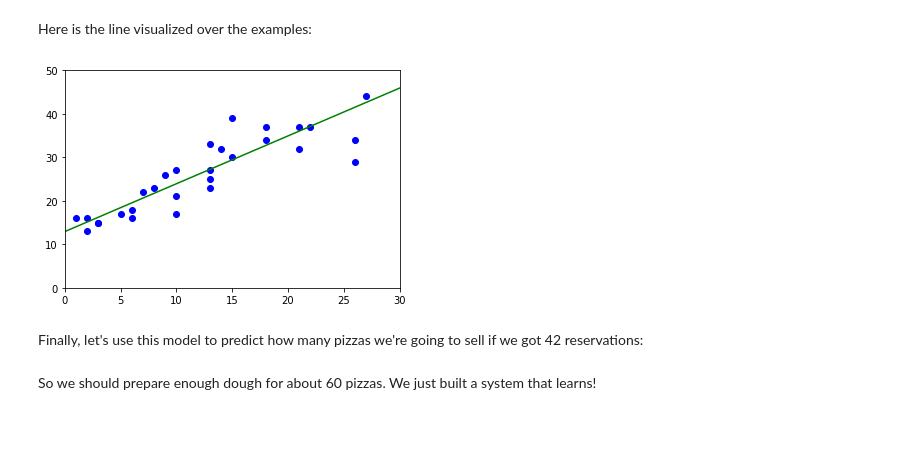
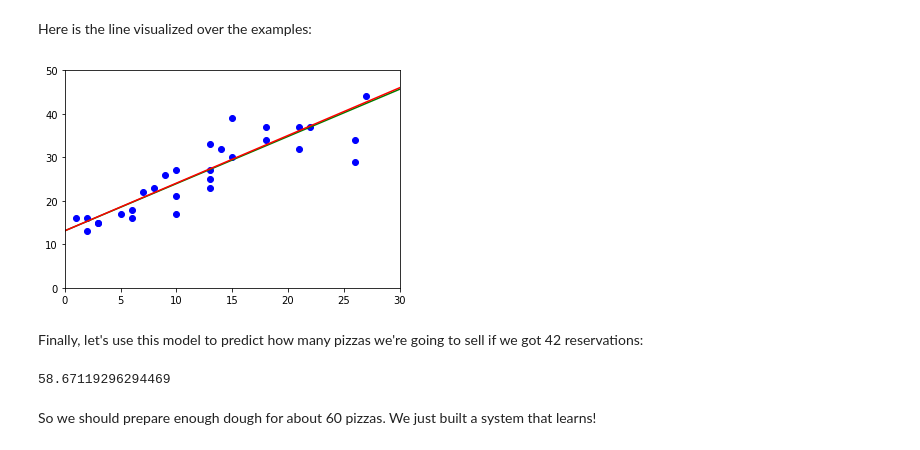
Before and after one commit to Jyffe/MachineLearning, a Jupyter notebook: PizzaML/PizzaML.ipynb, the cells around one changed output. Cells and saved outputs as stored; diff of their text form; code cells hidden in the pictures.

Commit message:
Introducing gradient descent

```diff
--- a/PizzaML/PizzaML.ipynb
+++ b/PizzaML/PizzaML.ipynb
@@ -302,6 +325,6 @@ Function below defines gradient training, which is much better and widely used i
 # %%
-def gradient_train(X, Y, w, b):
-    w_gradient = np.average(2 * X* (predict(X, w, b) - Y))
+def gradient(X, Y, w, b):
+    w_gradient = np.average(2 * X * (predict(X, w, b) - Y))
     b_gradient = np.average(2 * (predict(X, w, b) - Y))
     return (w_gradient, b_gradient)
 # %%
@@ -311,17 +336,17 @@ NameError: name 'gradient' is not defined
 # %%
 # Gradient descent based training algorithm
-def train(X, Y, iterations, lr): # lr = learning rate
+def gradient_descent_train(X, Y, iterations, lr): # lr = learning rate
     w = b = 0 # Start with some line
     for i in range(iterations):
         current_loss = loss(X, Y, w, b)
         print("Iteration %4d => Loss: %.6f" % (i, current_loss))
-        w_gradient, b_gradient = gradient(X, Y, w, b)
-        w -= w_gradient * lr
-        b -= b_gradient * lr
-    return(w, b)
+        w_gradient, b_gradient = gradient(X, Y, w, b)  # Calculate gradient
+        w -= w_gradient * lr  # Invert the gradient, scale (multiply it with learning rate) and assign the value
+        b -= b_gradient * lr  # Invert the gradient, scale (multiply it with learning rate) and assign the value
+    return(w, b, current_loss)
 # %% [markdown]
 We have everything we need to find a line that approximates our pizza.txt dataset:
 # %%
-w, b = train(X, Y, 10000, 0.001)
+w2, b2, loss2 = gradient_descent_train(X, Y, 10000, 0.001)
 # %% [output]
 Iteration    0 => Loss: 406.433333
@@ -343,21 +377,24 @@ Here is the line visualized over the examples:
 # %%
 # Plot the examples like we did before:
 #plt.xlabel("Reservations", fontsize=20)
 #plt.ylabel("Pizzas", fontsize=20)
 plt.axis([0, 30, 0, 50])
 plt.plot(X, Y, "bo")
 
 # Plot the line:
-plt.plot([0, 50], [b, predict(50, w, b)], color="g")
+plt.plot([0, 50], [b, predict(50, w2, b2)], color="g")
+plt.plot([0, 50], [b, predict(50, w1, b1)], color="r")
 
 # Visualize the diagram:
 plt.show()
 # %% [output]
-[figure, old version]
+[figure, new version]
 # %% [markdown]
 Finally, let's use this model to predict how many pizzas we're going to sell if we got 42 reservations:
 # %%
-#reservations = 42
-#predict(reservations, w, b)
+reservations = 42
+predict(reservations, w, b)
+# %% [output]
+58.67119296294469
 # %% [markdown]
 So we should prepare enough dough for about 60 pizzas. We just built a system that learns!
```
Also changed, not shown: parts of 22 cells of this notebook, 6 other files.
